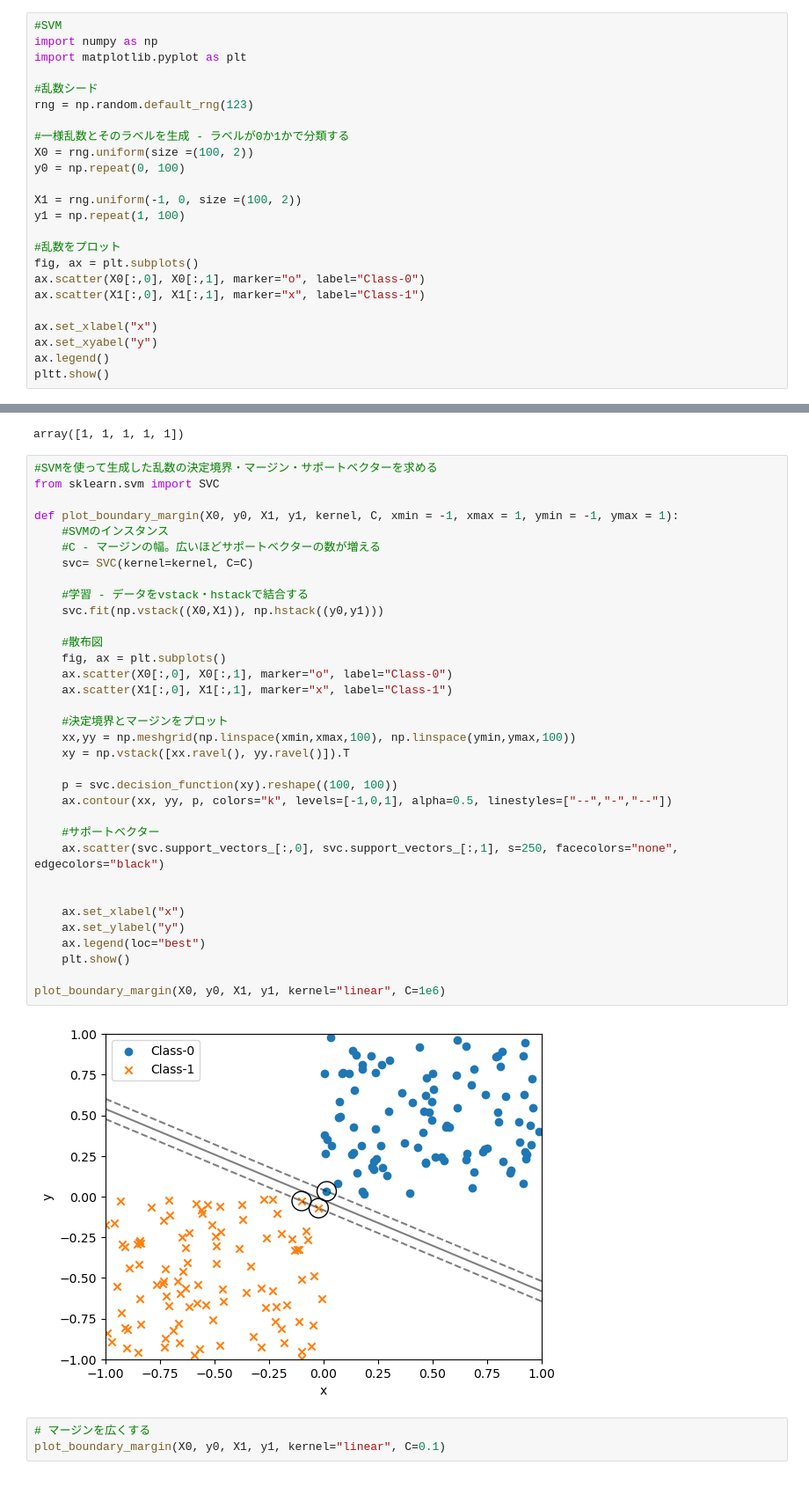
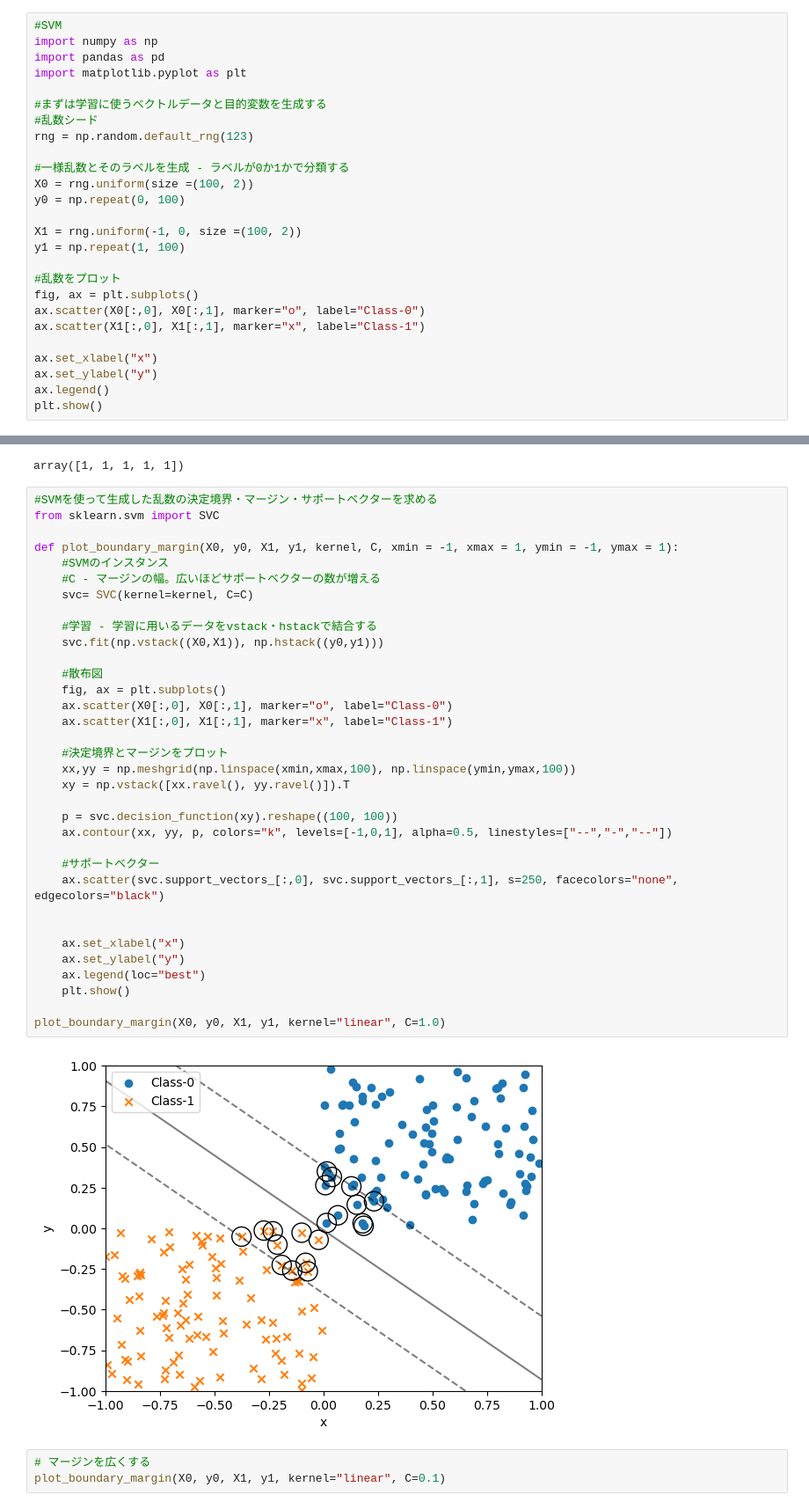
Before and after one commit to KNemoto255/python_DataAnalysis, a Jupyter notebook: Python_DataAnalysis_Scikit-Learn( Classification ).ipynb, the cells around one changed output, grey strips where cells are left out. Shown at 88% size. Saved outputs shown, nothing was run; the diff lists cells and outputs as text.

```diff
--- a/Python_DataAnalysis_Scikit-Learn( Classification ).ipynb
+++ b/Python_DataAnalysis_Scikit-Learn( Classification ).ipynb
@@ -270,8 +269,10 @@ SVMは直線・平面などで分類できない（＝線形分離できない
 # %%
 #SVM
 import numpy as np
+import pandas as pd
 import matplotlib.pyplot as plt
 
+#まずは学習に使うベクトルデータと目的変数を生成する
 #乱数シード
 rng = np.random.default_rng(123)
 
@@ -288,7 +289,7 @@ ax.scatter(X0[:,0], X0[:,1], marker="o", label="Class-0")
 ax.scatter(X1[:,0], X1[:,1], marker="x", label="Class-1")
 
 ax.set_xlabel("x")
-ax.set_xyabel("y")
+ax.set_ylabel("y")
 ax.legend()
-pltt.show()
+plt.show()
 # %% [output]
@@ -303,36 +303,36 @@ from sklearn.svm import SVC
 
 def plot_boundary_margin(X0, y0, X1, y1, kernel, C, xmin = -1, xmax = 1, ymin = -1, ymax = 1):
     #SVMのインスタンス
     #C - マージンの幅。広いほどサポートベクターの数が増える
     svc= SVC(kernel=kernel, C=C)
 
-    #学習 - データをvstack・hstackで結合する
+    #学習 - 学習に用いるデータをvstack・hstackで結合する
     svc.fit(np.vstack((X0,X1)), np.hstack((y0,y1)))
 
     #散布図
     fig, ax = plt.subplots()
     ax.scatter(X0[:,0], X0[:,1], marker="o", label="Class-0")
     ax.scatter(X1[:,0], X1[:,1], marker="x", label="Class-1")
 
     #決定境界とマージンをプロット
     xx,yy = np.meshgrid(np.linspace(xmin,xmax,100), np.linspace(ymin,ymax,100))
     xy = np.vstack([xx.ravel(), yy.ravel()]).T
 
     p = svc.decision_function(xy).reshape((100, 100))
     ax.contour(xx, yy, p, colors="k", levels=[-1,0,1], alpha=0.5, linestyles=["--","-","--"])
 
     #サポートベクター
     ax.scatter(svc.support_vectors_[:,0], svc.support_vectors_[:,1], s=250, facecolors="none", edgecolors="black")
 
 
     ax.set_xlabel("x")
     ax.set_ylabel("y")
     ax.legend(loc="best")
     plt.show()
 
-plot_boundary_margin(X0, y0, X1, y1, kernel="linear", C=1e6)
+plot_boundary_margin(X0, y0, X1, y1, kernel="linear", C=1.0)
 # %% [output]
-[figure, old version]
+[figure, new version]
 # %%
 # マージンを広くする
 plot_boundary_margin(X0, y0, X1, y1, kernel="linear", C=0.1)
```
Also changed, not shown: parts of 16 cells of this notebook, 3 other files.
